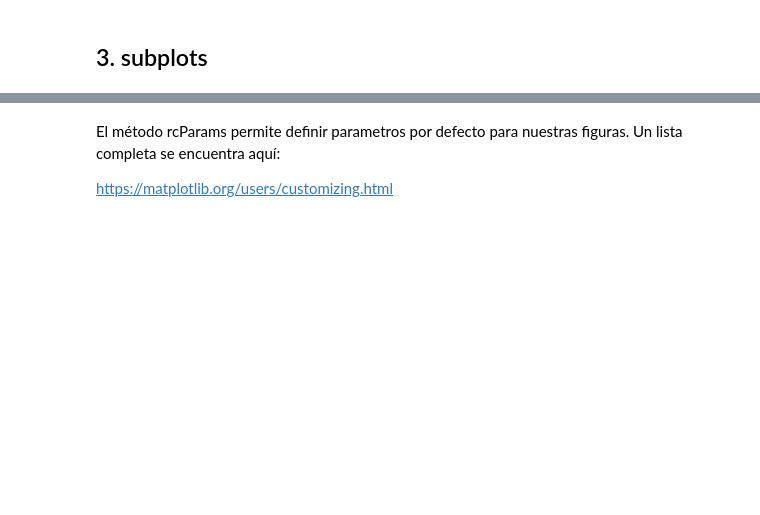
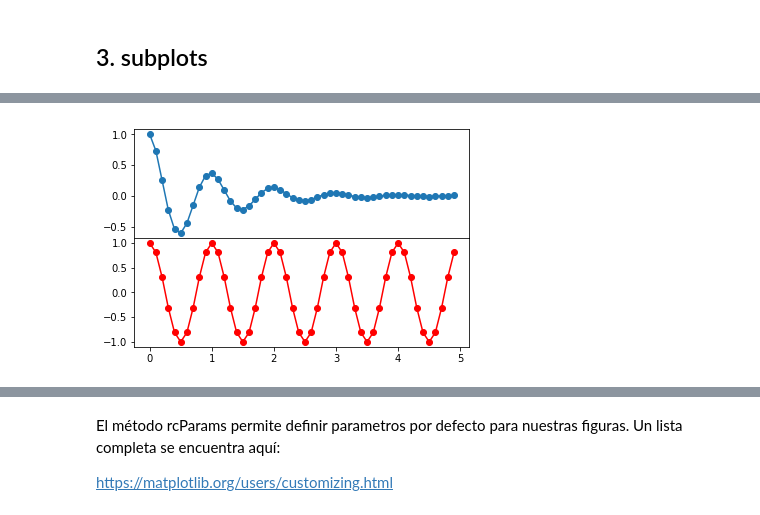
Before and after one commit to rvalenzuelar/curso_python, a Jupyter notebook: modulo_03_02_matplotlib.ipynb, the cells around one changed output, grey strips where cells are left out. Saved outputs shown, nothing was run; the diff lists cells and outputs as text; code cells hidden in the pictures; blank space fills up the shorter version.

```diff
--- a/modulo_03_02_matplotlib.ipynb
+++ b/modulo_03_02_matplotlib.ipynb
@@ -136,8 +190,11 @@ plt.show()
 # %%
 fig, axs = plt.subplots(2,1, sharex=True)  # comparte x-axis
 axs[0].plot(x,y1,'-o')
 axs[1].plot(x,y2,'-o',color='r')
+plt.subplots_adjust(hspace=0)
 plt.show()
+# %% [output]
+[figure, added]
 # %%
 # comparte x-axis e y-axis
 fig, axs = plt.subplots(2,2, sharex=True, sharey=True)
```
Also changed, not shown: parts of 29 cells of this notebook, 1 other file.
